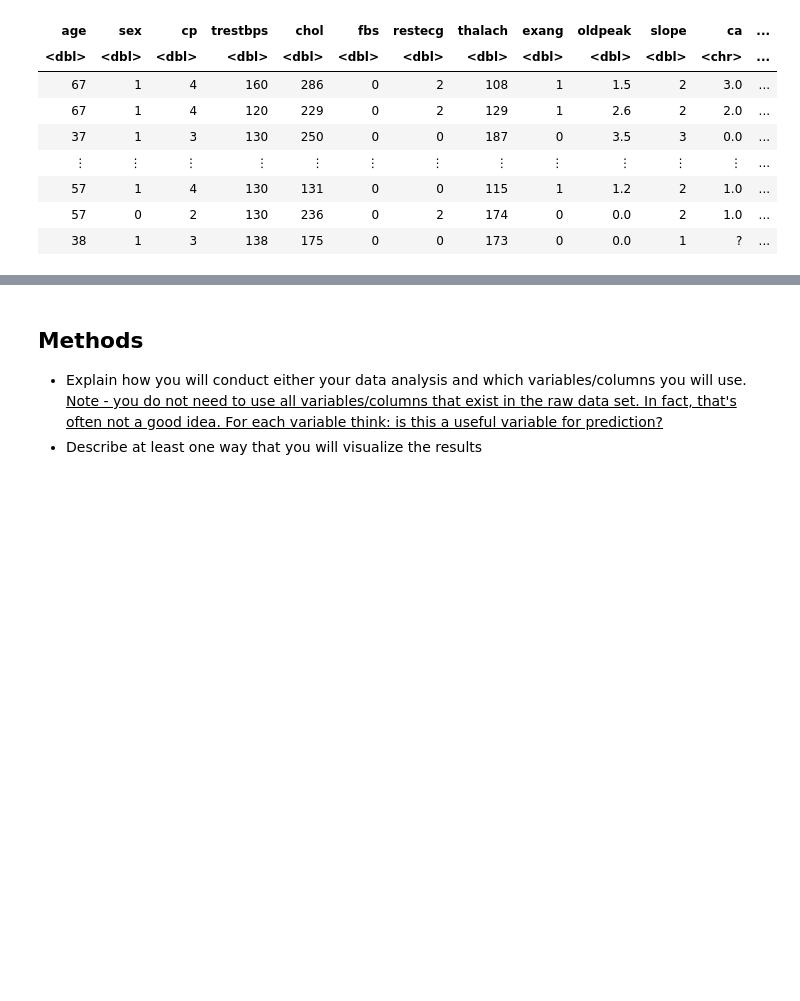
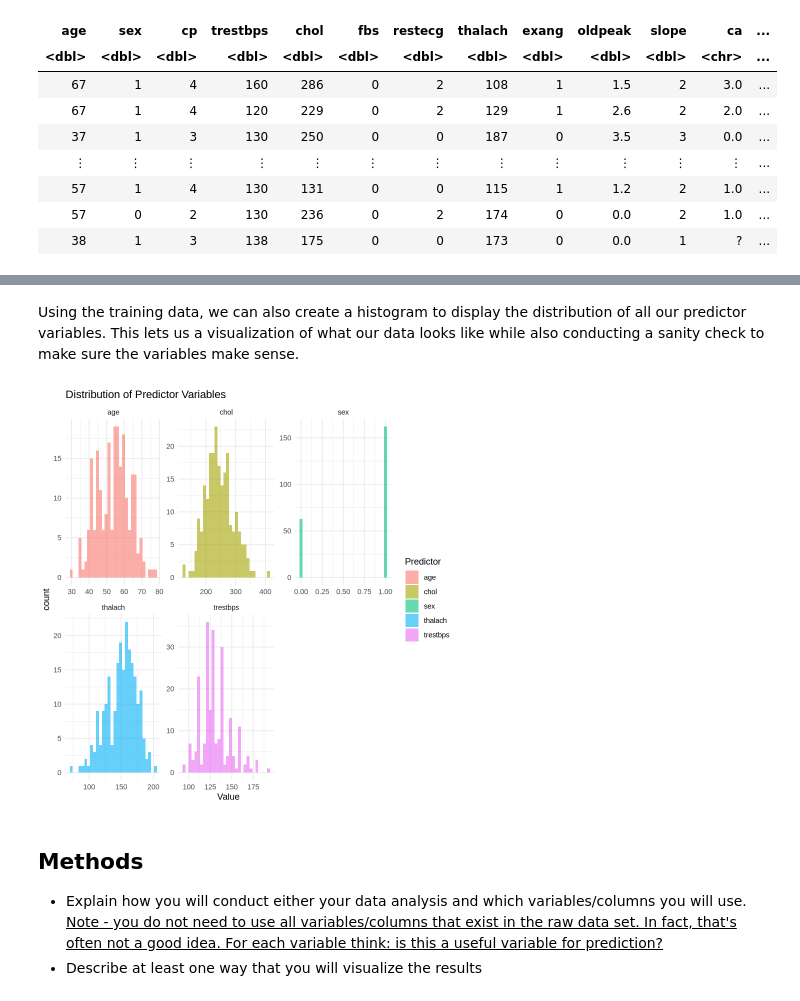
Before and after one commit to xiangxichen11/DSCI-100-project-group-29, a Jupyter notebook: group_proposal.ipynb, the cells around one changed output, grey strips where cells are left out. Cells and saved outputs as stored; diff of their text form; code cells hidden in the pictures; blank space fills up the shorter version.

```diff
--- a/group_proposal.ipynb
+++ b/group_proposal.ipynb
@@ -65,3 +109,19 @@ A data.frame: 77 × 14
+# %% [markdown]
+Using the training data, we can also create a histogram to display the distribution of all our predictor variables. This lets us a visualization of what our data looks like while also conducting a sanity check to make sure the variables make sense.
+# %%
+predictor_variables <- c("age", "sex", "trestbps", "chol", "thalach")
+
+data_long <- pivot_longer(cleve_train, cols = predictor_variables, names_to = "Predictor", values_to = "Value")
+
+plot <- ggplot(data_long, aes(x = Value, fill = Predictor)) +
+  geom_histogram(bins = 30, alpha = 0.6, position = "identity") +
+  facet_wrap(~ Predictor, scales = "free") +
+  theme_minimal() +
+  labs(title = "Distribution of Predictor Variables")
+
+plot
+# %% [output]
+[figure, added]
 # %% [markdown]
 ## Methods
 - Explain how you will conduct either your data analysis and which variables/columns you will use. <ins>Note - you do not need to use all variables/columns that exist in the raw data set. In fact, that's often not a good idea. For each variable think: is this a useful variable for prediction?</ins>
```
Also changed, not shown: parts of 7 cells of this notebook.
